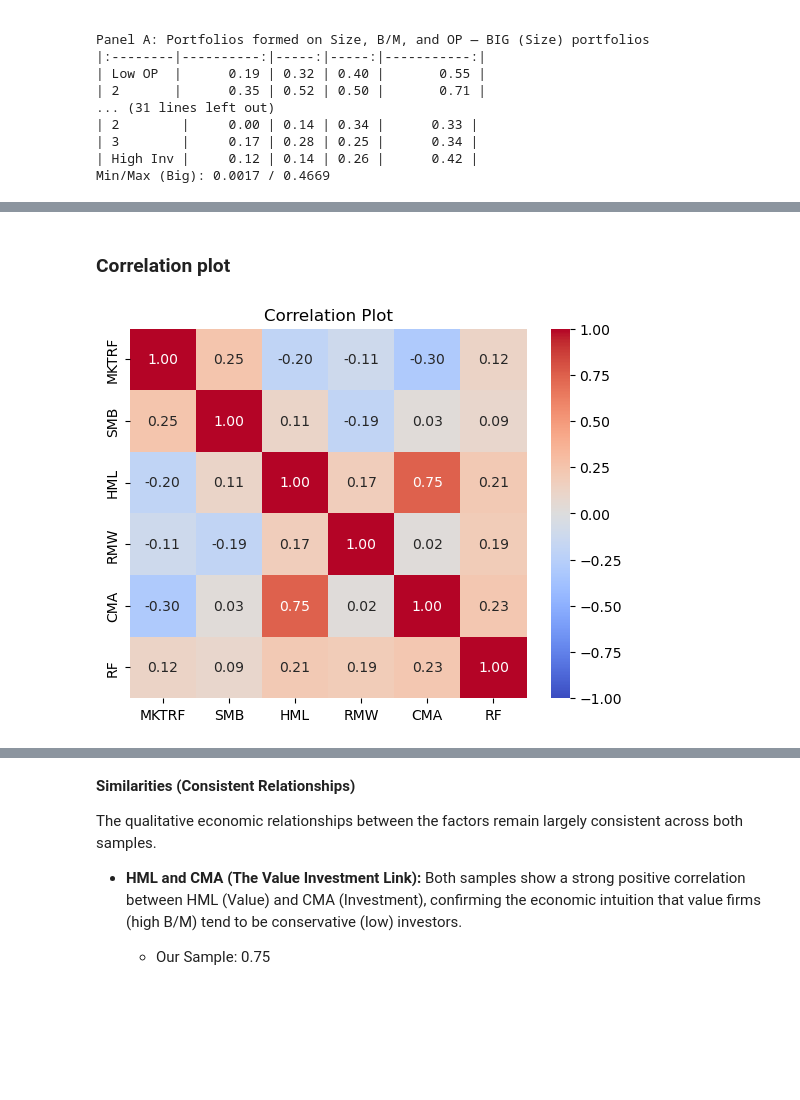
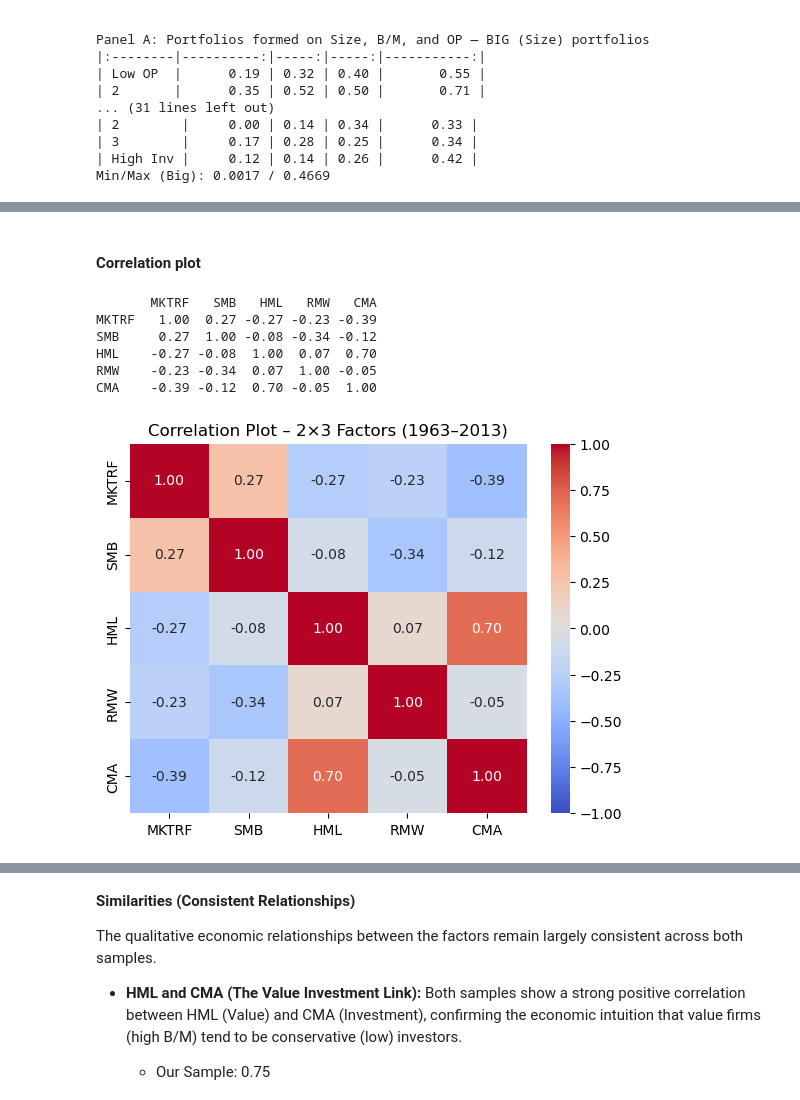
Before and after one commit to ignaciomacan/FFM, a Jupyter notebook: FFM_DRAFT_11.20.ipynb, the cells around one changed output, grey strips where cells are left out. Cells and saved outputs as stored; diff of their text form; code cells hidden in the pictures; blank space fills up the shorter version.

```diff
--- a/FFM_DRAFT_11.20.ipynb
+++ b/FFM_DRAFT_11.20.ipynb
@@ -1108,9 +1268,26 @@ fdata.describe()
 # %% [markdown]
-### Correlation plot
+#### Correlation plot
 # %%
-fdata_corr = fdata.corr()
-sns.heatmap(fdata_corr, vmin=-1, vmax=1, annot=True, fmt='.2f', cmap='coolwarm')
-plt.title('Correlation Plot')
+cols = ['MKTRF', 'SMB', 'HML', 'RMW', 'CMA']
+fdata_corr = fdata[cols].corr()
+
+# Correlation matrix for the 5 factors (no RF)
+fdata_corr = fdata[cols].corr()
+print(fdata_corr.round(2))
+
+sns.heatmap(
+    fdata_corr,
+    vmin=-1, vmax=1,
+    annot=True, fmt='.2f',
+    cmap='coolwarm'
+)
+plt.title('Correlation Plot – 2×3 Factors (1963–2013)')
 plt.show()
 # %% [output]
+       MKTRF   SMB   HML   RMW   CMA
+MKTRF   1.00  0.27 -0.27 -0.23 -0.39
+SMB     0.27  1.00 -0.08 -0.34 -0.12
+HML    -0.27 -0.08  1.00  0.07  0.70
+RMW    -0.23 -0.34  0.07  1.00 -0.05
+CMA    -0.39 -0.12  0.70 -0.05  1.00
-[figure, old version]
+[figure, new version]
```
Also changed, not shown: parts of 14 cells of this notebook.
